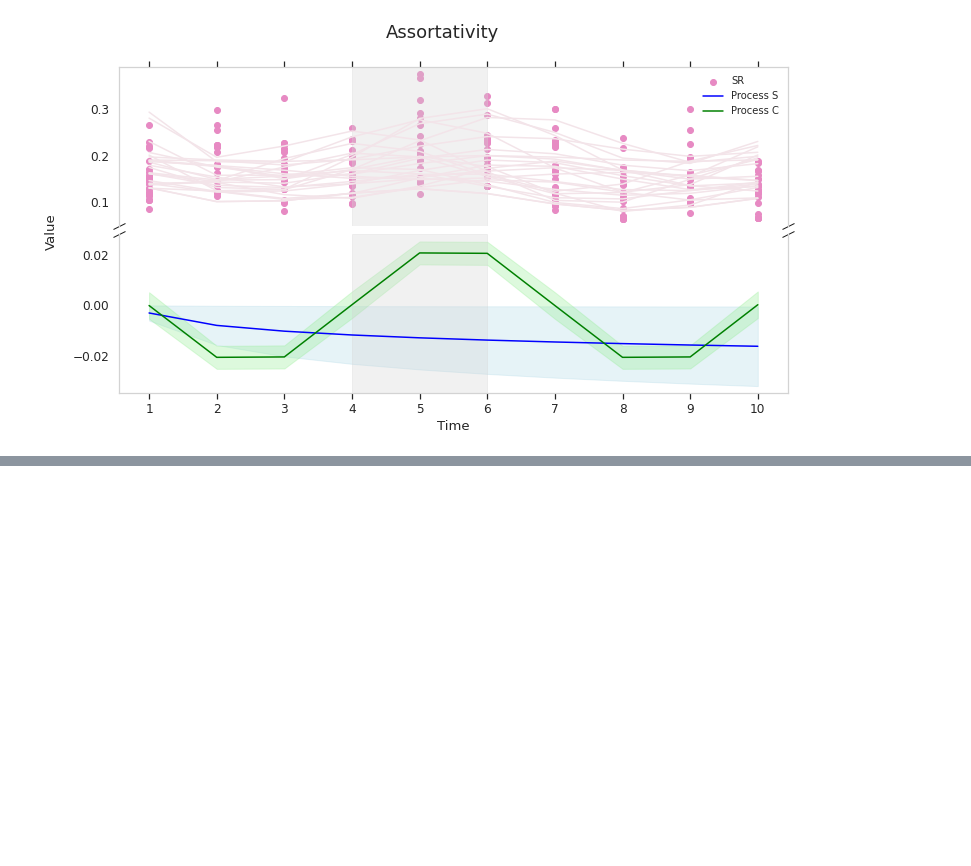
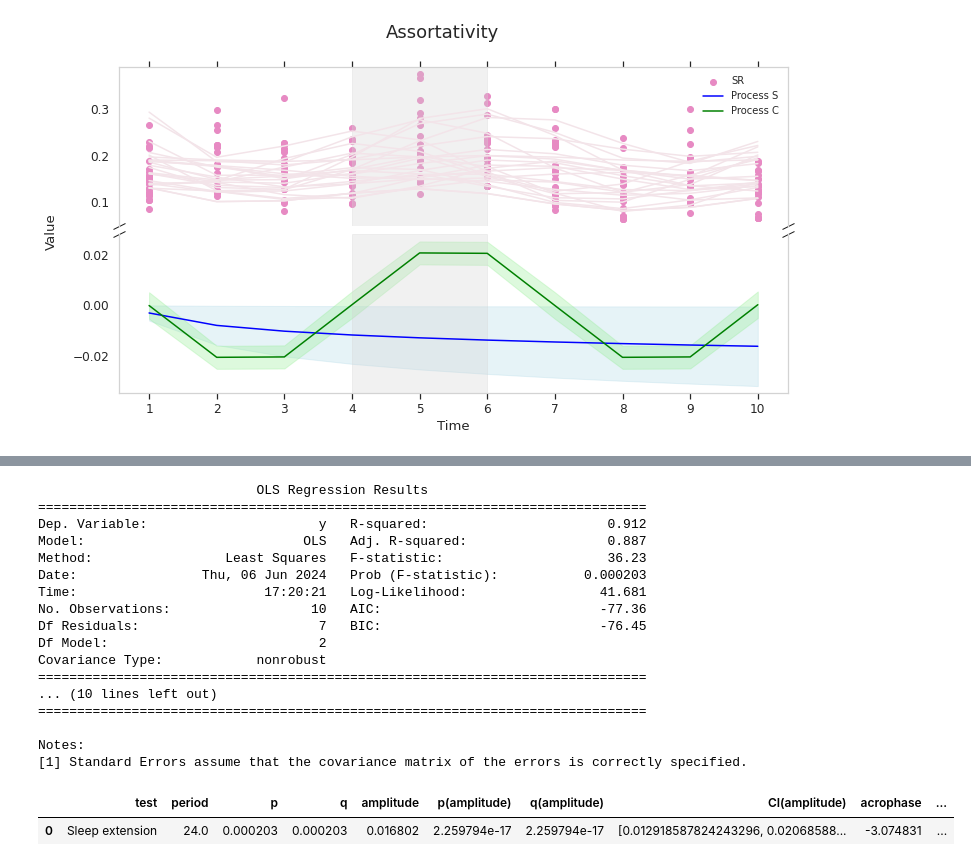
Before and after one commit to BISL-jypark/dynamics-in-sleep, a Jupyter notebook: src/sleep-restriction-study-Copy1.ipynb, the cells around one changed output, grey strips where cells are left out. Cells and saved outputs as stored; diff of their text form; code cells hidden in the pictures; blank space fills up the shorter version.

```diff
--- a/src/sleep-restriction-study-Copy1.ipynb
+++ b/src/sleep-restriction-study-Copy1.ipynb
@@ -626,0 +630,26 @@ NameError: name 'plt' is not defined
+# %%
+from cosinorpy import fit_group, test_cosinor_single
+
+cosinor_df = pd.DataFrame({'x':np.linspace(0,40,10), 'y':pd.DataFrame(C_ASS['SE']).mean(axis=1).values, 'test':['Sleep extension']*10})
+print(test_cosinor_single(cosinor_df)[0].summary())
+fit_group(cosinor_df, period=24, plot_on=False)
+# %% [output]
+                            OLS Regression Results
+==============================================================================
+Dep. Variable:                      y   R-squared:                       0.912
+Model:                            OLS   Adj. R-squared:                  0.887
+Method:                 Least Squares   F-statistic:                     36.23
+Date:                Thu, 06 Jun 2024   Prob (F-statistic):           0.000203
+Time:                        17:20:21   Log-Likelihood:                 41.681
+No. Observations:                  10   AIC:                            -77.36
+Df Residuals:                       7   BIC:                            -76.45
+Df Model:                           2
+Covariance Type:            nonrobust
+==============================================================================
+... (10 lines left out)
+==============================================================================
+
+Notes:
+[1] Standard Errors assume that the covariance matrix of the errors is correctly specified.
+|  | test | period | p | q | amplitude | p(amplitude) | q(amplitude) | CI(amplitude) | acrophase | ... |
+| 0 | Sleep extension | 24.0 | 0.000203 | 0.000203 | 0.016802 | 2.259794e-17 | 2.259794e-17 | [0.012918587824243296, 0.02068588... | -3.074831 | ... |
```
Also changed, not shown: parts of 7 cells of this notebook, 8 other files.
